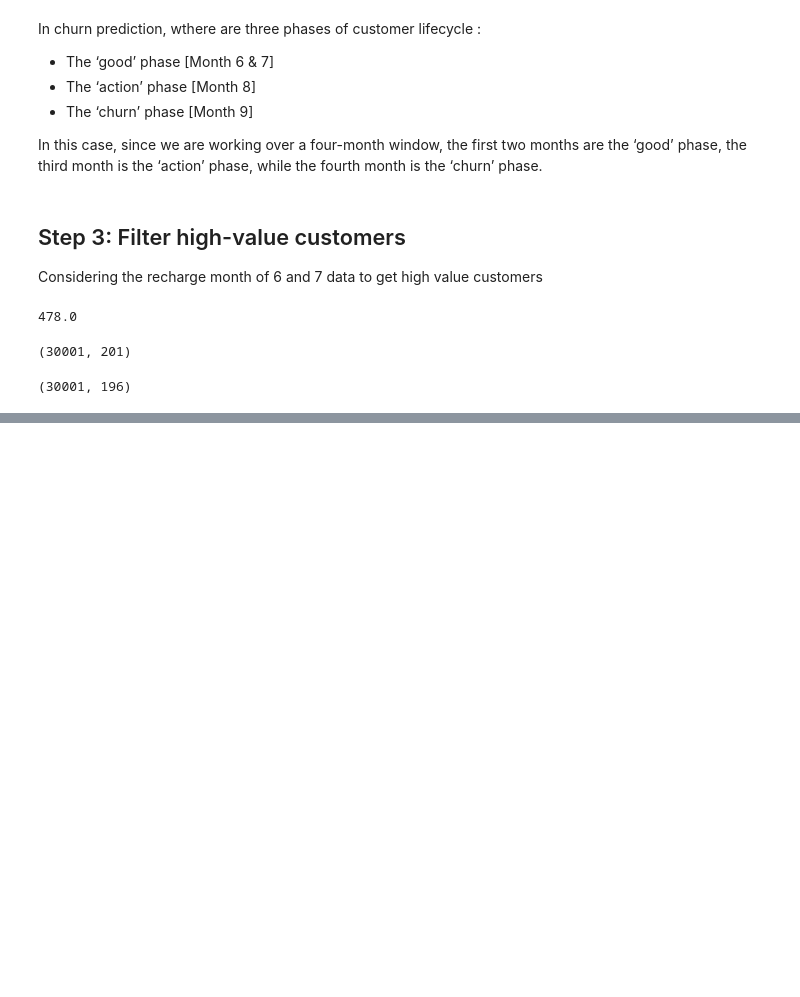
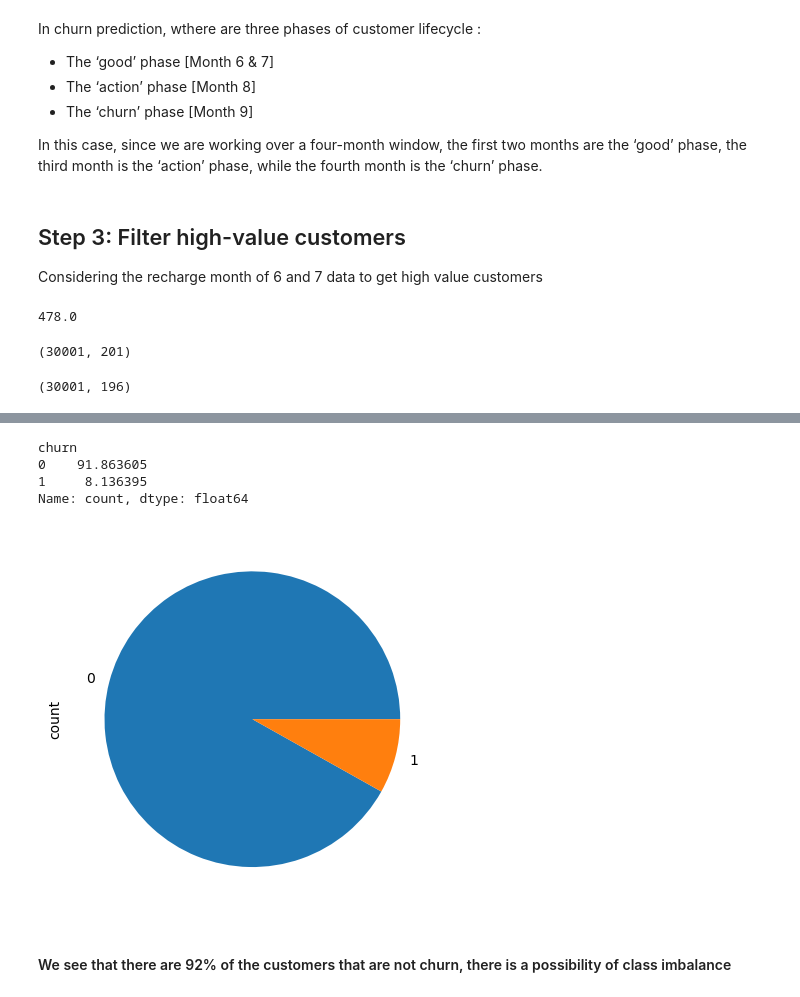
Before and after one commit to abhyndia/Learning-Python, a Jupyter notebook: Telecom+Churn+Case+Study.ipynb, the cells around one changed output, grey strips where cells are left out. Cells and saved outputs as stored; diff of their text form; code cells hidden in the pictures; blank space fills up the shorter version.

```diff
--- a/Telecom+Churn+Case+Study.ipynb
+++ b/Telecom+Churn+Case+Study.ipynb
@@ -492,0 +510,12 @@ churn_cols = ['total_ic_mou_9', 'total_og_mou_9', 'vol_2g_mb_9', 'vol_3g_mb_9']
+# %%
+# Calculate the total incoeing and outgoing minutes of usage
+churn_data_hvc['total_calls_mou_9'] = churn_data_hvc['total_ic_mou_9'] + churn_data_hvc['total_og_mou_9']
+# %%
+#calculate 2g and 3g data consumption
+churn_data_hvc['total_internet_mb_9'] = churn_data_hvc['vol_2g_mb_9'] + churn_data_hvc['vol_3g_mb_9']
+# %%
+#Lets create a Churn variable : Customer who have not used either calls or data in the month of Sep are the ones that have churned.
+churn_data_hvc['churn'] = churn_data_hvc.apply(lambda row : 1 if (row.total_calls_mou_9 == 0 and row.total_internet_mb_9 == 0) else 0, axis = 1)
+# %%
+#delete the derived variables
+churn_data_hvc = churn_data_hvc.drop(['total_calls_mou_9', 'total_internet_mb_9'],axis=1)
@@ -492,0 +532,16 @@ churn_cols = ['total_ic_mou_9', 'total_og_mou_9', 'vol_2g_mb_9', 'vol_3g_mb_9']
+# %%
+#print churn ratio
+print(churn_data_hvc.churn.value_counts()*100/churn_data_hvc.shape[0])
+# %% [output]
+churn
+0    91.863605
+1     8.136395
+Name: count, dtype: float64
+# %%
+#print churn ratio
+(churn_data_hvc.churn.value_counts()*100/churn_data_hvc.shape[0]).plot(kind = 'pie')
+plt.show()
+# %% [output]
+[figure, added]
+# %% [markdown]
+#### We see that there are 92% of the customers that are not churn, there is a possibility of class imbalance
```
Also changed, not shown: parts of 174 cells of this notebook.
